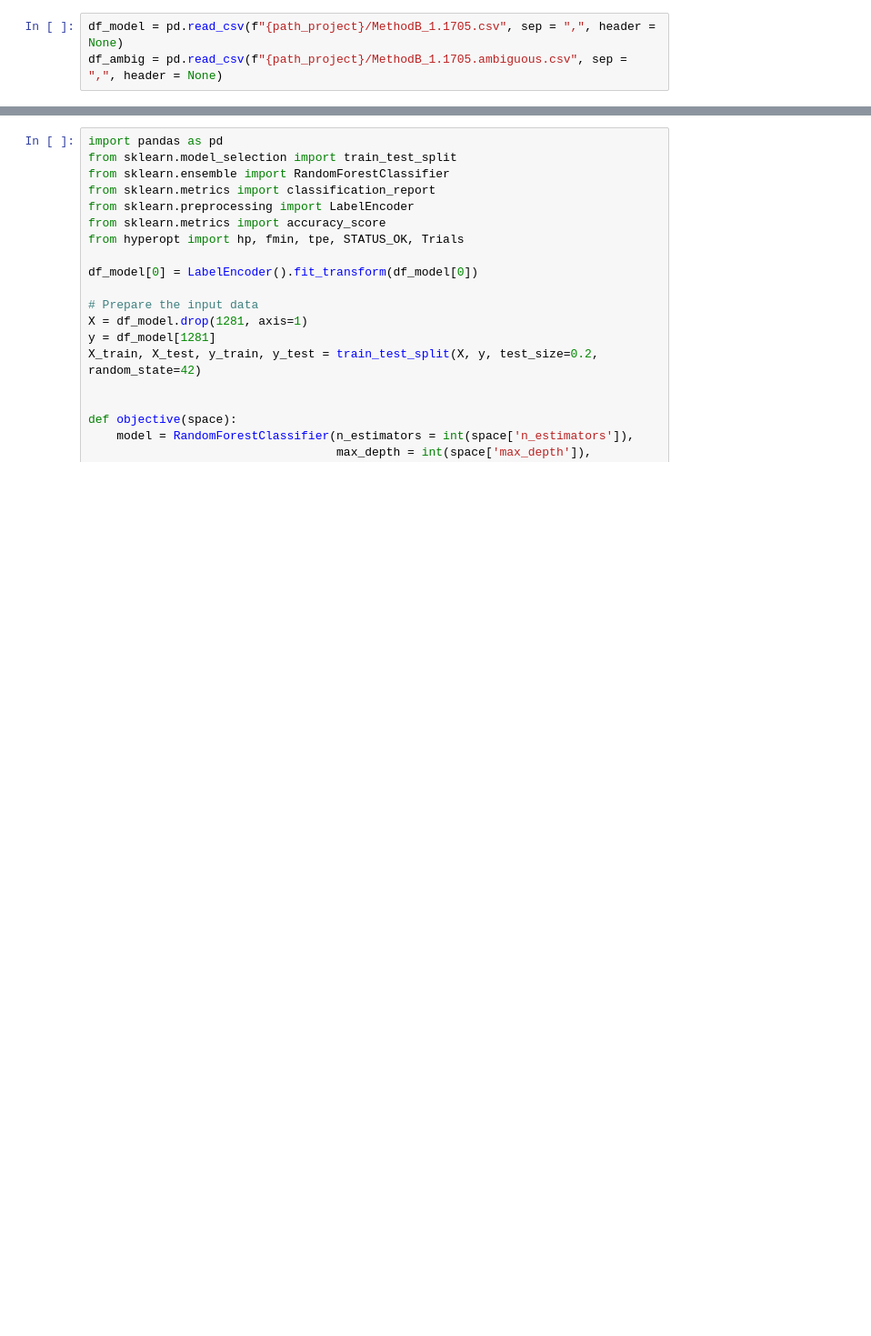
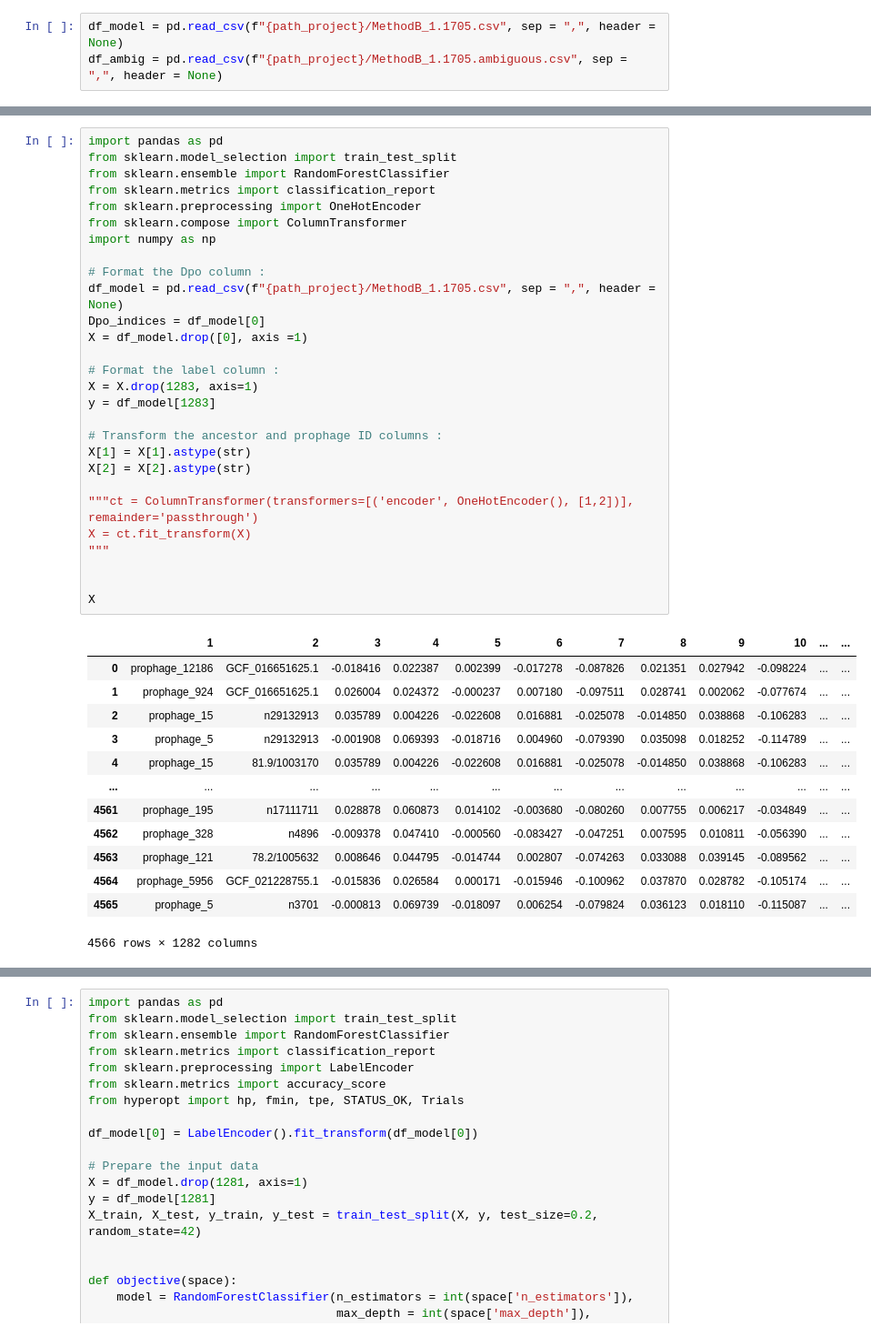
Before and after one commit to conchaeloko/Klebsiella_TropiSEARCH, a Jupyter notebook: scripts/V.MLwork_PT1_Multi_dom_pb_Yo.ipynb, the cells around one changed output, grey strips where cells are left out. Shown at 91% size. Saved outputs shown, nothing was run; the diff lists cells and outputs as text; blank space fills up the shorter version.

```diff
--- a/scripts/V.MLwork_PT1_Multi_dom_pb_Yo.ipynb
+++ b/scripts/V.MLwork_PT1_Multi_dom_pb_Yo.ipynb
@@ -257,3 +257,45 @@ df_model
+# %%
+import pandas as pd
+from sklearn.model_selection import train_test_split
+from sklearn.ensemble import RandomForestClassifier
+from sklearn.metrics import classification_report
+from sklearn.preprocessing import OneHotEncoder
+from sklearn.compose import ColumnTransformer
+import numpy as np
+
+# Format the Dpo column :
+df_model = pd.read_csv(f"{path_project}/MethodB_1.1705.csv", sep = ",", header = None)
+Dpo_indices = df_model[0]
+X = df_model.drop([0], axis =1)
+
+# Format the label column :
+X = X.drop(1283, axis=1)
+y = df_model[1283]
+
+# Transform the ancestor and prophage ID columns :
+X[1] = X[1].astype(str)
+X[2] = X[2].astype(str)
+
+"""ct = ColumnTransformer(transformers=[('encoder', OneHotEncoder(), [1,2])], remainder='passthrough')
+X = ct.fit_transform(X)
+"""
+
+
+X
+# %% [output]
+|  | 1 | 2 | 3 | 4 | 5 | 6 | 7 | 8 | 9 | 10 | ... | ... |
+| 0 | prophage_12186 | GCF_016651625.1 | -0.018416 | 0.022387 | 0.002399 | -0.017278 | -0.087826 | 0.021351 | 0.027942 | -0.098224 | ... | ... |
+| 1 | prophage_924 | GCF_016651625.1 | 0.026004 | 0.024372 | -0.000237 | 0.007180 | -0.097511 | 0.028741 | 0.002062 | -0.077674 | ... | ... |
+| 2 | prophage_15 | n29132913 | 0.035789 | 0.004226 | -0.022608 | 0.016881 | -0.025078 | -0.014850 | 0.038868 | -0.106283 | ... | ... |
+| 3 | prophage_5 | n29132913 | -0.001908 | 0.069393 | -0.018716 | 0.004960 | -0.079390 | 0.035098 | 0.018252 | -0.114789 | ... | ... |
+| 4 | prophage_15 | 81.9/1003170 | 0.035789 | 0.004226 | -0.022608 | 0.016881 | -0.025078 | -0.014850 | 0.038868 | -0.106283 | ... | ... |
+| ... | ... | ... | ... | ... | ... | ... | ... | ... | ... | ... | ... | ... |
+| 4561 | prophage_195 | n17111711 | 0.028878 | 0.060873 | 0.014102 | -0.003680 | -0.080260 | 0.007755 | 0.006217 | -0.034849 | ... | ... |
+| 4562 | prophage_328 | n4896 | -0.009378 | 0.047410 | -0.000560 | -0.083427 | -0.047251 | 0.007595 | 0.010811 | -0.056390 | ... | ... |
+| 4563 | prophage_121 | 78.2/1005632 | 0.008646 | 0.044795 | -0.014744 | 0.002807 | -0.074263 | 0.033088 | 0.039145 | -0.089562 | ... | ... |
+| 4564 | prophage_5956 | GCF_021228755.1 | -0.015836 | 0.026584 | 0.000171 | -0.015946 | -0.100962 | 0.037870 | 0.028782 | -0.105174 | ... | ... |
+| 4565 | prophage_5 | n3701 | -0.000813 | 0.069739 | -0.018097 | 0.006254 | -0.079824 | 0.036123 | 0.018110 | -0.115087 | ... | ... |
+4566 rows × 1282 columns
 # %%
 import pandas as pd
 from sklearn.model_selection import train_test_split
```
Also changed, not shown: parts of 3 cells of this notebook, 2 other files.
